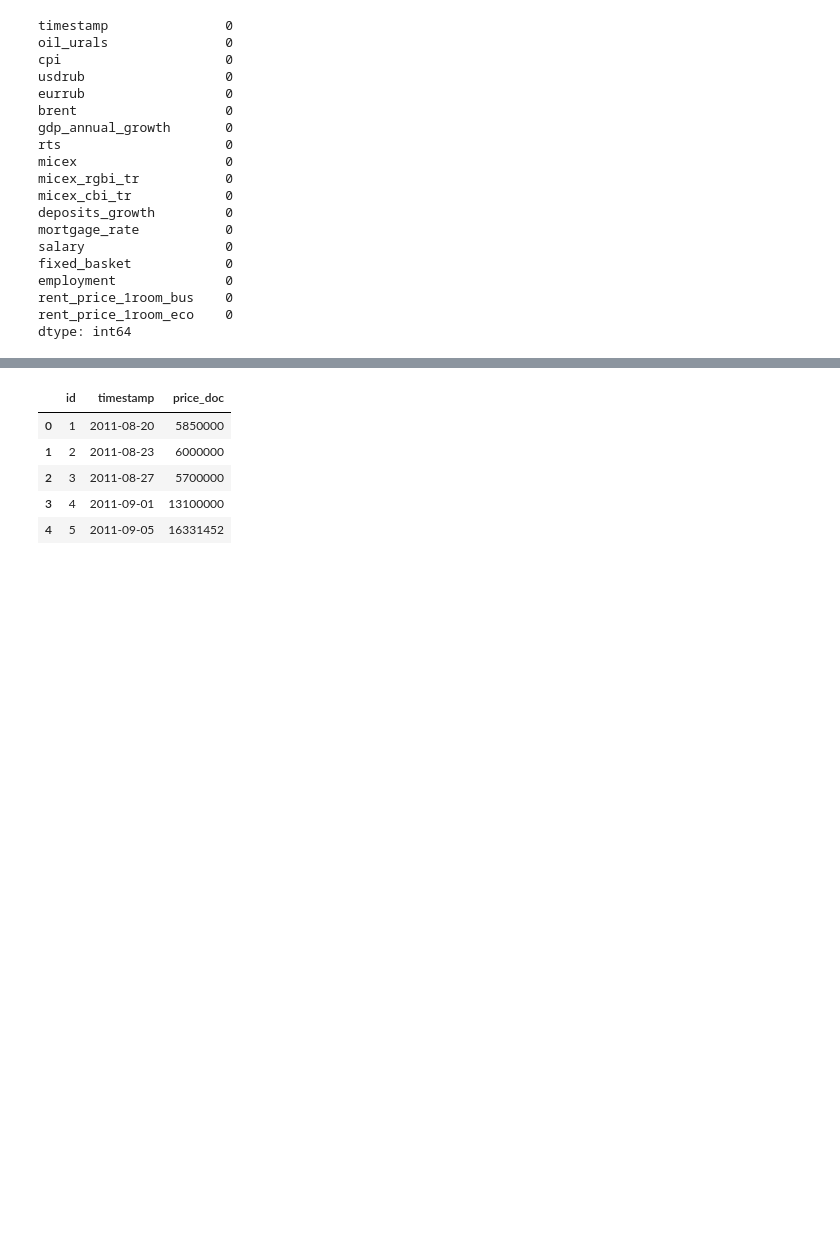
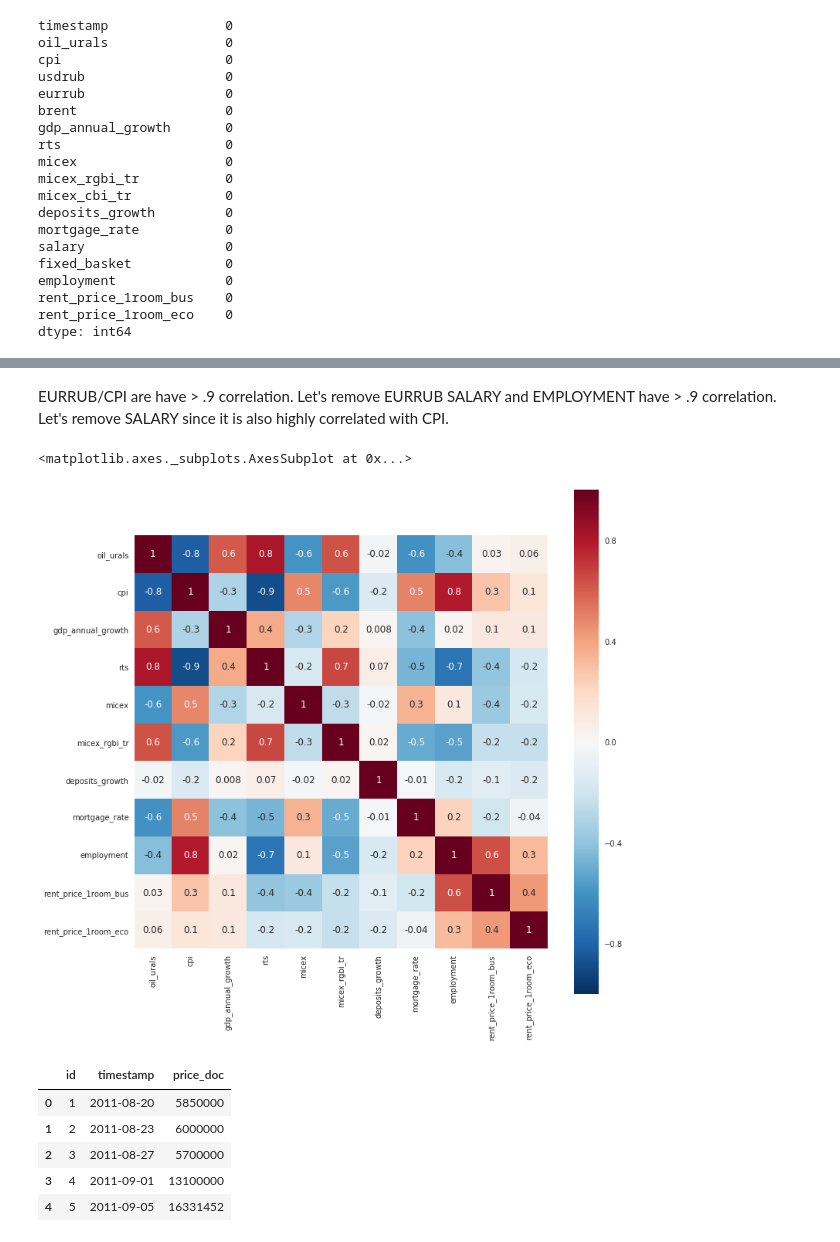
Before and after one commit to byronhousten/kaggle_sberbank, a Jupyter notebook: macro.ipynb, the cells around one changed output, grey strips where cells are left out. Saved outputs shown, nothing was run; the diff lists cells and outputs as text; code cells hidden in the pictures; blank space fills up the shorter version.

```diff
--- a/macro.ipynb
+++ b/macro.ipynb
@@ -444,3 +494,16 @@ dtype: int64
+# %% [markdown]
+EURRUB/CPI are have > .9 correlation. Let's remove EURRUB
+SALARY and EMPLOYMENT have > .9 correlation. Let's remove SALARY since it is also highly correlated with CPI.
+# %%
+df_macro = df_macro[['timestamp', 'oil_urals', 'cpi', 'gdp_annual_growth', 'rts', 'micex',
+                     'micex_rgbi_tr', 'deposits_growth', 'mortgage_rate',
+                     'employment', 'rent_price_1room_bus', 'rent_price_1room_eco']]
+df_corr = df_macro.drop('timestamp', axis=1).corr()
+plt.figure(figsize=(12,12))
+sns.heatmap(df_corr, annot=True, fmt='.1g', square=True)
+# %% [output]
+<matplotlib.axes._subplots.AxesSubplot at 0x...>
+[figure, added]
 # %%
 df_price = df_train[['id', 'timestamp', 'price_doc']]
 # %%
```
Also changed, not shown: parts of 42 cells of this notebook.
